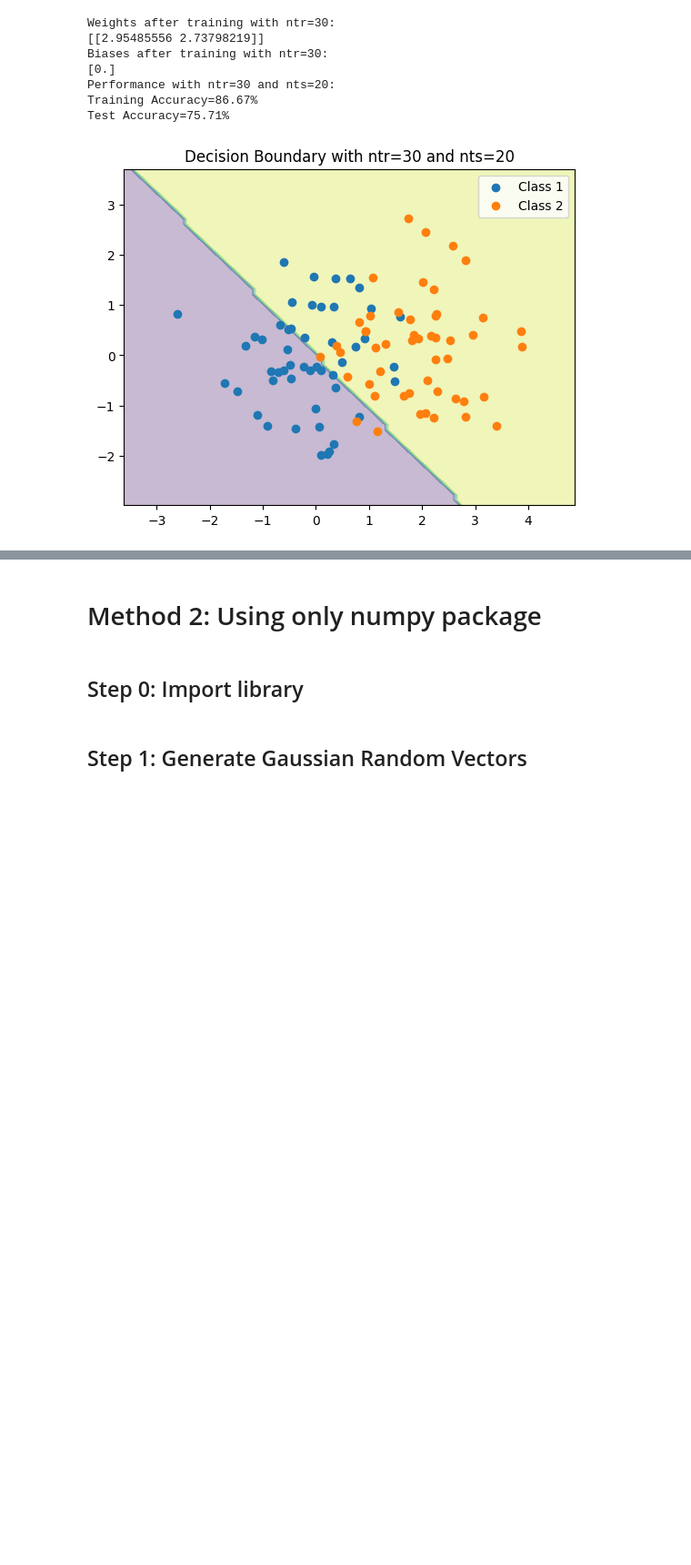
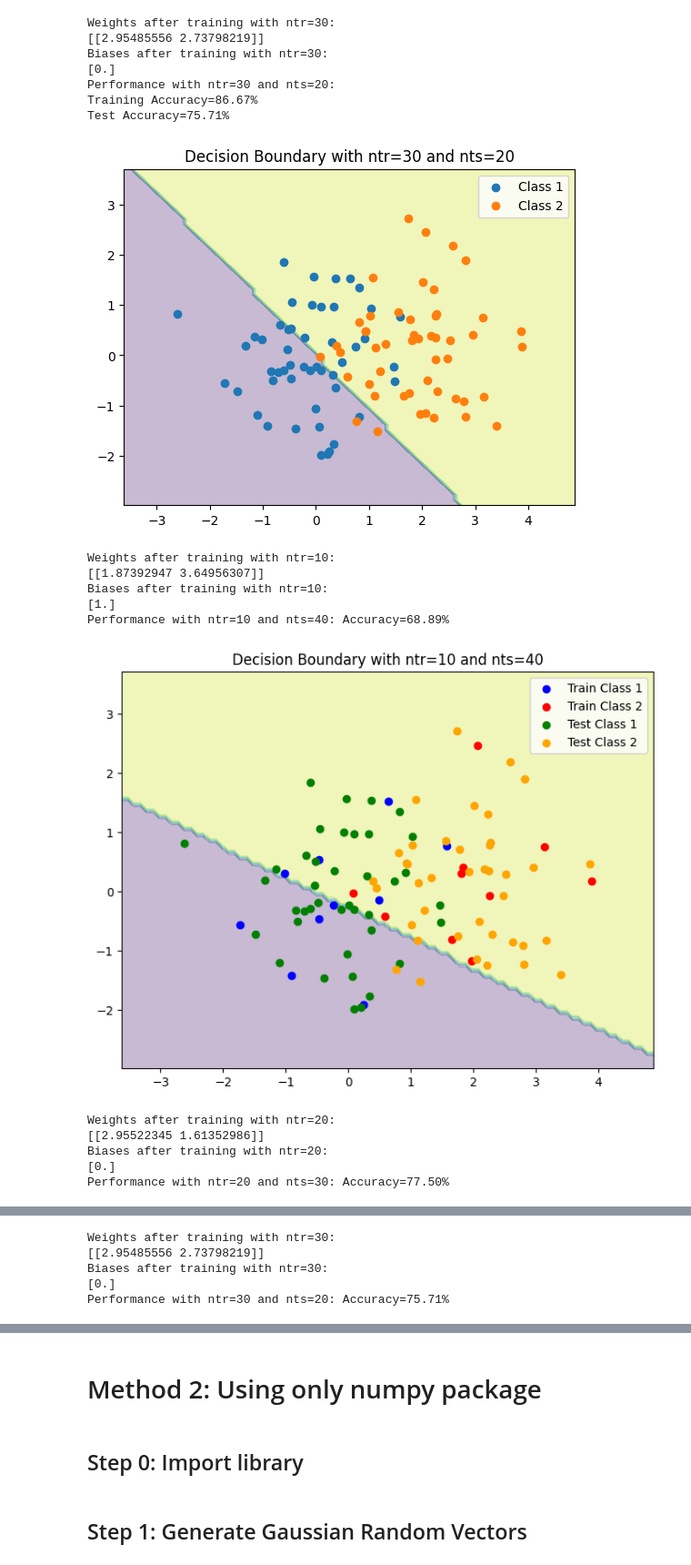
Before and after one commit to SMSajadi99/Nerual-Network, a Jupyter notebook: assinments/1/HW01-SingleLayerPerceptron-2Classes.ipynb, the cells around one changed output, grey strips where cells are left out. Shown: that part at 91% size. Saved outputs shown, nothing was run; the diff lists cells and outputs as text; code cells hidden in the pictures; blank space fills up the shorter version.

```diff
--- a/assinments/1/HW01-SingleLayerPerceptron-2Classes.ipynb
+++ b/assinments/1/HW01-SingleLayerPerceptron-2Classes.ipynb
@@ -124,3 +124,69 @@ Performance with ntr=30 and nts=20:
 Training Accuracy=86.67%
 Test Accuracy=75.71%
 [figure]
+# %%
+# Function to train and evaluate the perceptron
+def train_and_evaluate(ntr_value, nts_value):
+    best_accuracy = 0
+    best_model = None
+
+    # Create Perceptron model
+    model = Perceptron(random_state=42)
+
+    for _ in range(5):
+        # Train the perceptron with learning data
+        model.fit(all_samples[:ntr_value], labels[:ntr_value])
+
+        # Evaluate on test data
+        predictions = model.predict(all_samples[ntr_value:])
+        accuracy = accuracy_score(labels[ntr_value:], predictions)
+
+        # Keep track of the best model
+        if accuracy > best_accuracy:
+            best_accuracy = accuracy
+            best_model = model
+
+    print(f"Weights after training with ntr={ntr_value}:\n{best_model.coef_}")
+    print(f"Biases after training with ntr={ntr_value}:\n{best_model.intercept_}")
+    print(f"Performance with ntr={ntr_value} and nts={nts_value}: Accuracy={best_accuracy:.2%}")
+
+    # Plot decision boundary
+    x_min, x_max = all_samples[:, 0].min() - 1, all_samples[:, 0].max() + 1
+    y_min, y_max = all_samples[:, 1].min() - 1, all_samples[:, 1].max() + 1
+
+    xx, yy = np.meshgrid(np.arange(x_min, x_max, 0.1), np.arange(y_min, y_max, 0.1))
+    Z = best_model.predict(np.c_[xx.ravel(), yy.ravel()])
+    Z = Z.reshape(xx.shape)
+
+    plt.figure(figsize=(8, 6))
+
+    # Plot decision boundary
+    plt.contourf(xx, yy, Z, alpha=0.3)
+
+    # Scatter plot for training samples
+    plt.scatter(class1_samples[:ntr_value, 0], class1_samples[:ntr_value, 1], label='Train Class 1', color='blue')
+    plt.scatter(class2_samples[:ntr_value, 0], class2_samples[:ntr_value, 1], label='Train Class 2', color='red')
+
+    # Scatter plot for testing samples
+    plt.scatter(class1_samples[ntr_value:, 0], class1_samples[ntr_value:, 1], label='Test Class 1', color='green')
+    plt.scatter(class2_samples[ntr_value:, 0], class2_samples[ntr_value:, 1], label='Test Class 2', color='orange')
+
+    plt.title(f'Decision Boundary with ntr={ntr_value} and nts={nts_value}')
+    plt.legend()
+    plt.show()
+
+# Train and evaluate for each ntr value
+for ntr, nts in zip(ntr_values, nts_values):
+    train_and_evaluate(ntr, nts)
+# %% [output]
+Weights after training with ntr=10:
+[[1.87392947 3.64956307]]
+Biases after training with ntr=10:
+[1.]
+Performance with ntr=10 and nts=40: Accuracy=68.89%
+[figure, added]
+Weights after training with ntr=20:
+[[2.95522345 1.61352986]]
+Biases after training with ntr=20:
+[0.]
+Performance with ntr=20 and nts=30: Accuracy=77.50%
@@ -126,0 +194,5 @@ Test Accuracy=75.71%
+Weights after training with ntr=30:
+[[2.95485556 2.73798219]]
+Biases after training with ntr=30:
+[0.]
+Performance with ntr=30 and nts=20: Accuracy=75.71%
```
Also changed, not shown: parts of 1 cell of this notebook.
